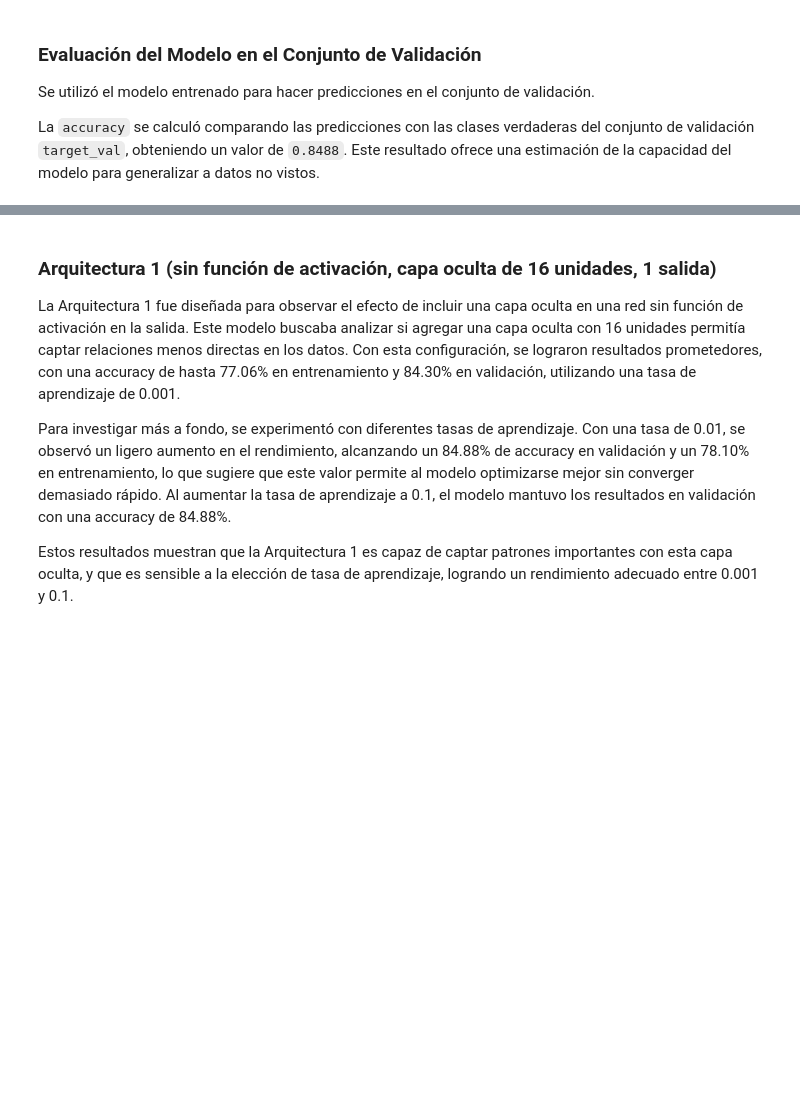
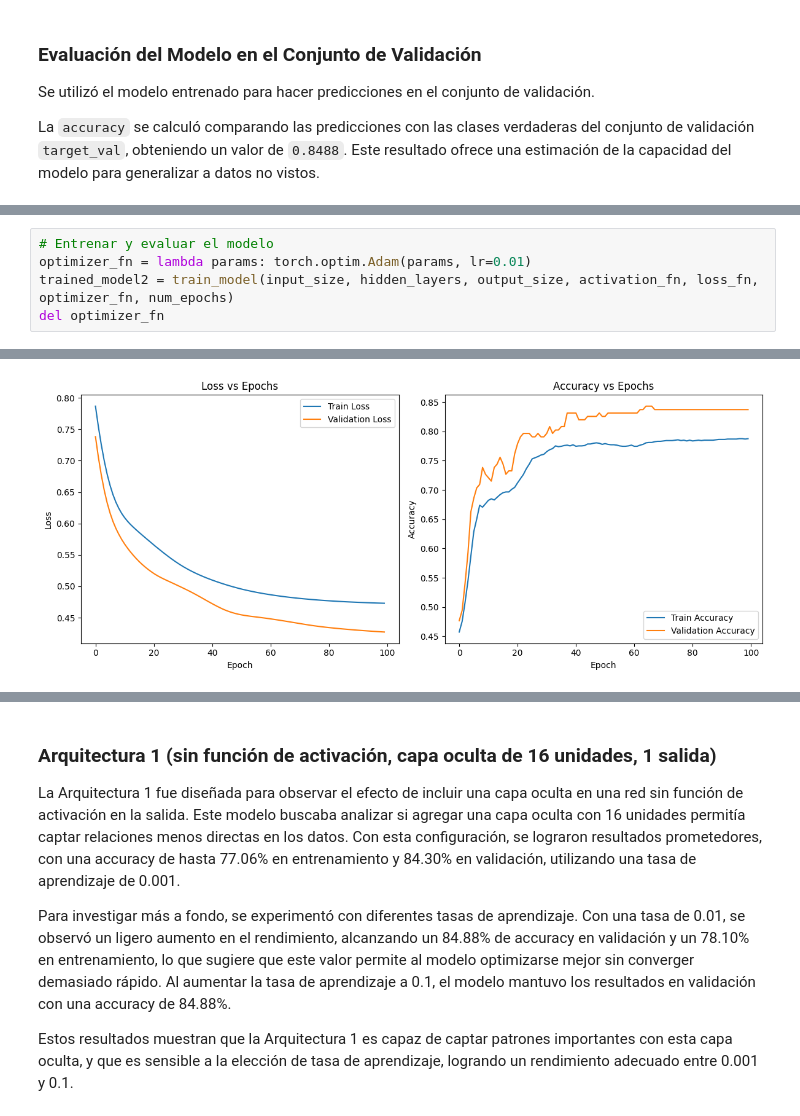
Before and after one commit to emisilvacab/aa, a Jupyter notebook: lab4/AA_lab4.ipynb, the cells around one changed output, grey strips where cells are left out. Saved outputs shown, nothing was run; the diff lists cells and outputs as text; blank space fills up the shorter version.

```diff
--- a/lab4/AA_lab4.ipynb
+++ b/lab4/AA_lab4.ipynb
@@ -229,0 +312,6 @@ plt.show()
+# %%
+# Entrenar y evaluar el modelo
+optimizer_fn = lambda params: torch.optim.Adam(params, lr=0.01)
+trained_model2 = train_model(input_size, hidden_layers, output_size, activation_fn, loss_fn, optimizer_fn, num_epochs)
+del optimizer_fn
+# %% [output]
@@ -229,0 +319 @@ plt.show()
+[figure, added]
```
Also changed, not shown: parts of 35 cells of this notebook.
